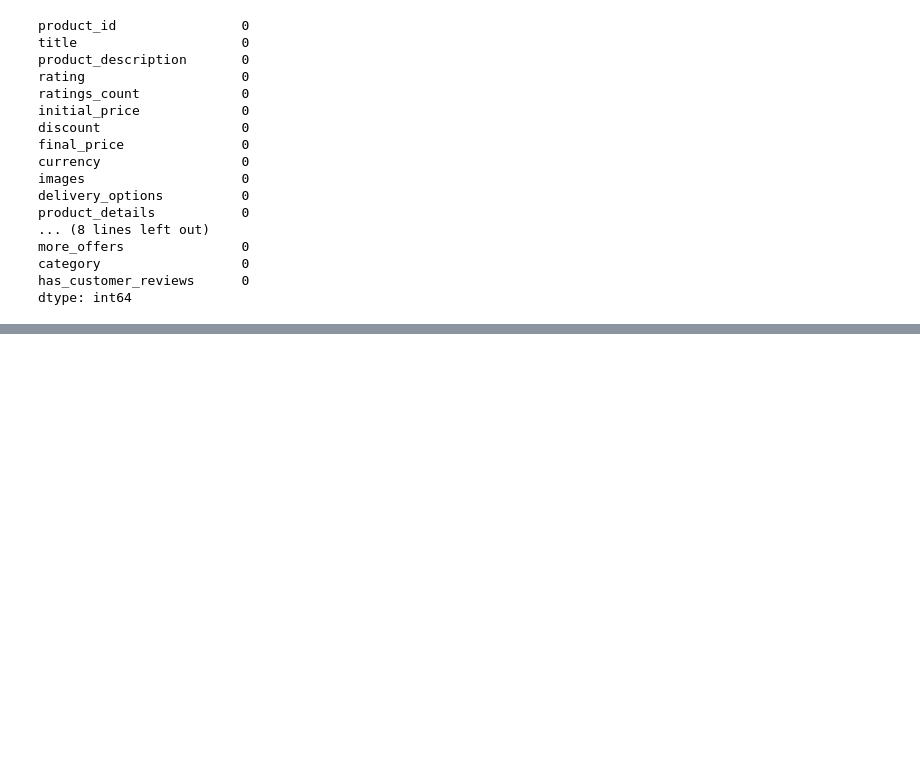
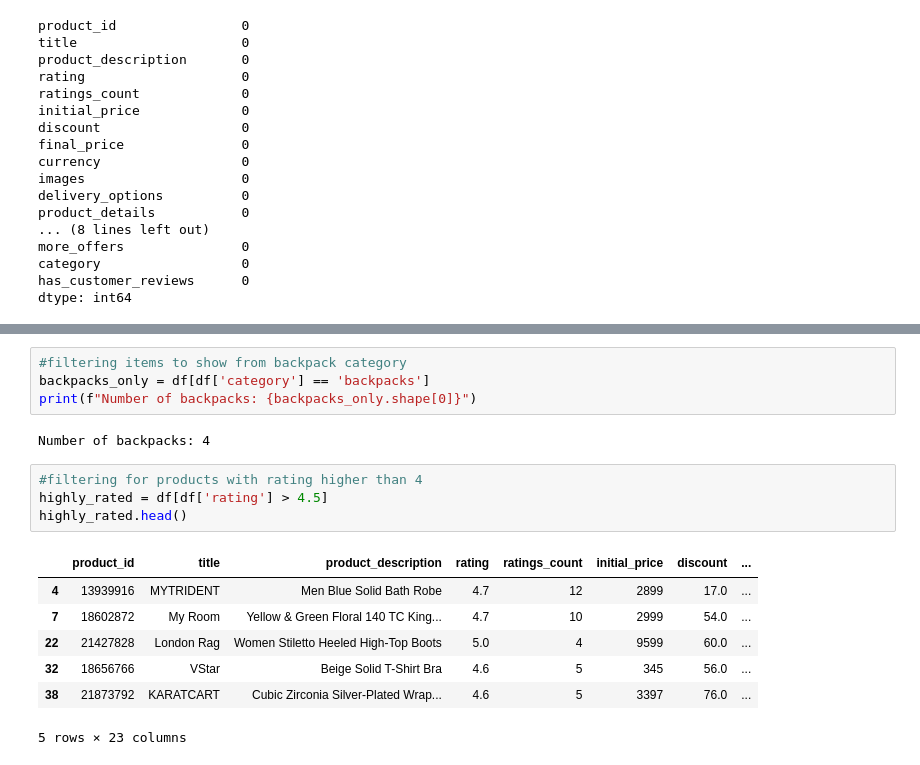
Before and after one commit to suryssss/CEI_Assigments, a Jupyter notebook: week-1-Assigment/week1.ipynb, the cells around one changed output, grey strips where cells are left out. Cells and saved outputs as stored; diff of their text form; blank space fills up the shorter version.

```diff
--- a/week-1-Assigment/week1.ipynb
+++ b/week-1-Assigment/week1.ipynb
@@ -333,0 +389,18 @@ dtype: int64
+# %%
+#filtering items to show from backpack category
+backpacks_only = df[df['category'] == 'backpacks']
+print(f"Number of backpacks: {backpacks_only.shape[0]}")
+# %% [output]
+Number of backpacks: 4
+# %%
+#filtering for products with rating higher than 4
+highly_rated = df[df['rating'] > 4.5]
+highly_rated.head()
+# %% [output]
+|  | product_id | title | product_description | rating | ratings_count | initial_price | discount | ... |
+| 4 | 13939916 | MYTRIDENT | Men Blue Solid Bath Robe | 4.7 | 12 | 2899 | 17.0 | ... |
+| 7 | 18602872 | My Room | Yellow & Green Floral 140 TC King... | 4.7 | 10 | 2999 | 54.0 | ... |
+| 22 | 21427828 | London Rag | Women Stiletto Heeled High-Top Boots | 5.0 | 4 | 9599 | 60.0 | ... |
+| 32 | 18656766 | VStar | Beige Solid T-Shirt Bra | 4.6 | 5 | 345 | 56.0 | ... |
+| 38 | 21873792 | KARATCART | Cubic Zirconia Silver-Plated Wrap... | 4.6 | 5 | 3397 | 76.0 | ... |
+5 rows × 23 columns
```
Also changed, not shown: parts of 23 cells of this notebook, 2 other files.
